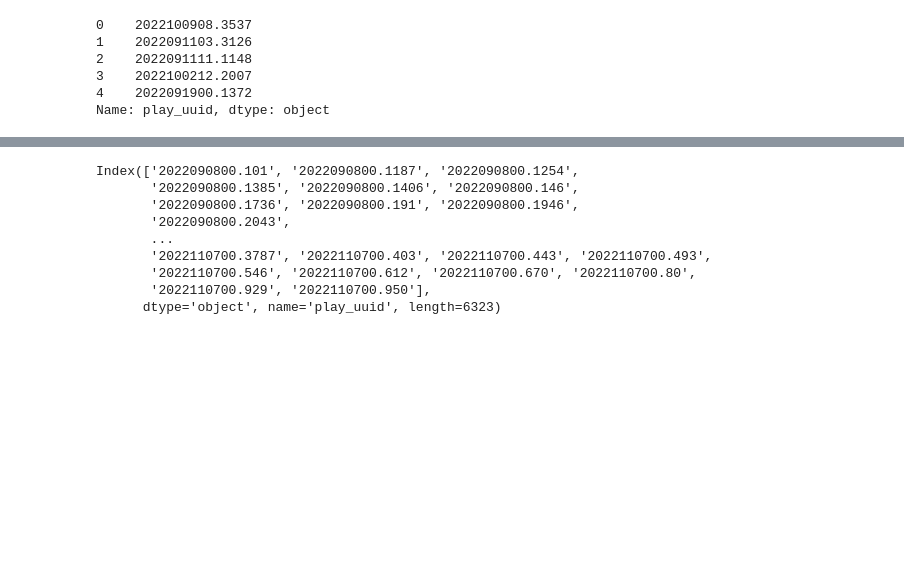
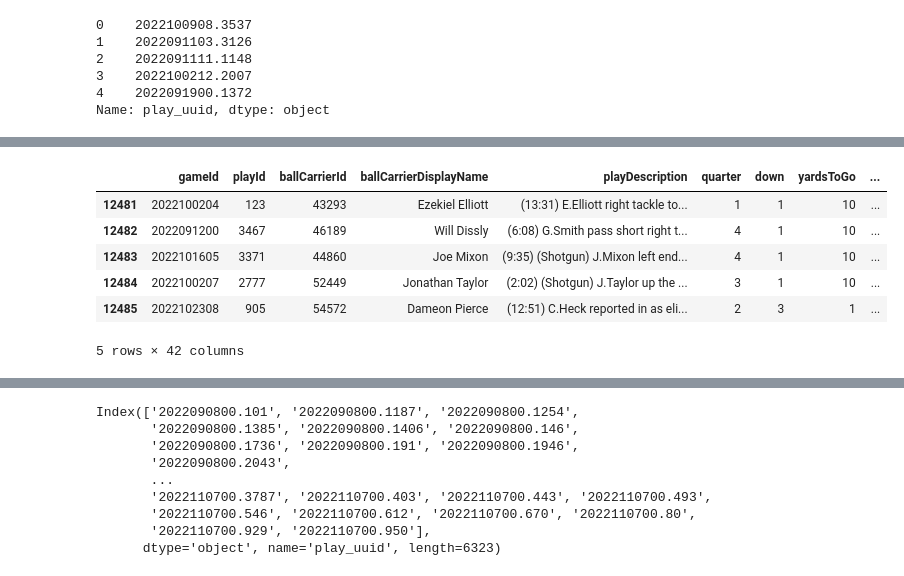
Before and after one commit to rfe123/umn_data_project_004, a Jupyter notebook: umn_data_project_004_nfl.ipynb, the cells around one changed output, grey strips where cells are left out. Cells and saved outputs as stored; diff of their text form; code cells hidden in the pictures; blank space fills up the shorter version.

```diff
--- a/umn_data_project_004_nfl.ipynb
+++ b/umn_data_project_004_nfl.ipynb
@@ -137,0 +170,3 @@ array([nan, 'ball_snap', 'handoff', 'first_contact', 'tackle',
+# %%
+unique_uuid_df = narrowed_tracking_df.drop_duplicates(subset='play_uuid', keep='first')
+unique_uuid_df.head()
@@ -137,0 +180,6 @@ array([nan, 'ball_snap', 'handoff', 'first_contact', 'tackle',
+# %%
+timestamp_list = []
+for uuid in plays_uuid_list:
+    time = unique_uuid_df[unique_uuid_df['play_uuid'] == uuid]['time'].values[0]
+    timestamp_list.append(time)
+print(timestamp_list[:5])
@@ -137,0 +188,3 @@ array([nan, 'ball_snap', 'handoff', 'first_contact', 'tackle',
+# %%
+plays_df['timestamp'] = timestamp_list
+plays_df.head()
@@ -137,0 +199,8 @@ array([nan, 'ball_snap', 'handoff', 'first_contact', 'tackle',
+# %%
+# Create the target 'conversion' column
+conversion_list = [1 if row['playResult'] - row['yardsToGo'] >= 0 else 0 for index, row in plays_df.iterrows()]
+
+# Add the new list as a new column in the DataFrame
+plays_df['conversion'] = conversion_list
+
+plays_df.head()
@@ -137,0 +215,15 @@ array([nan, 'ball_snap', 'handoff', 'first_contact', 'tackle',
+# %%
+# New columns to create by accumulating success based on formations
+plays_df['cumulativeConversionPerFormationOff'] = None
+plays_df['cumulativeConversionPerFormationDef'] = None
+plays_df['cumulativeConversionTotalOff'] = None
+plays_df['cumulativeConversionTotalDef'] = None
+plays_df.tail()
+# %% [output]
+|  | gameId | playId | ballCarrierId | ballCarrierDisplayName | playDescription | quarter | down | yardsToGo | ... |
+| 12481 | 2022100204 | 123 | 43293 | Ezekiel Elliott | (13:31) E.Elliott right tackle to... | 1 | 1 | 10 | ... |
+| 12482 | 2022091200 | 3467 | 46189 | Will Dissly | (6:08) G.Smith pass short right t... | 4 | 1 | 10 | ... |
+| 12483 | 2022101605 | 3371 | 44860 | Joe Mixon | (9:35) (Shotgun) J.Mixon left end... | 4 | 1 | 10 | ... |
+| 12484 | 2022100207 | 2777 | 52449 | Jonathan Taylor | (2:02) (Shotgun) J.Taylor up the ... | 3 | 1 | 10 | ... |
+| 12485 | 2022102308 | 905 | 54572 | Dameon Pierce | (12:51) C.Heck reported in as eli... | 2 | 3 | 1 | ... |
+5 rows × 42 columns
```
Also changed, not shown: parts of 22 cells of this notebook.
